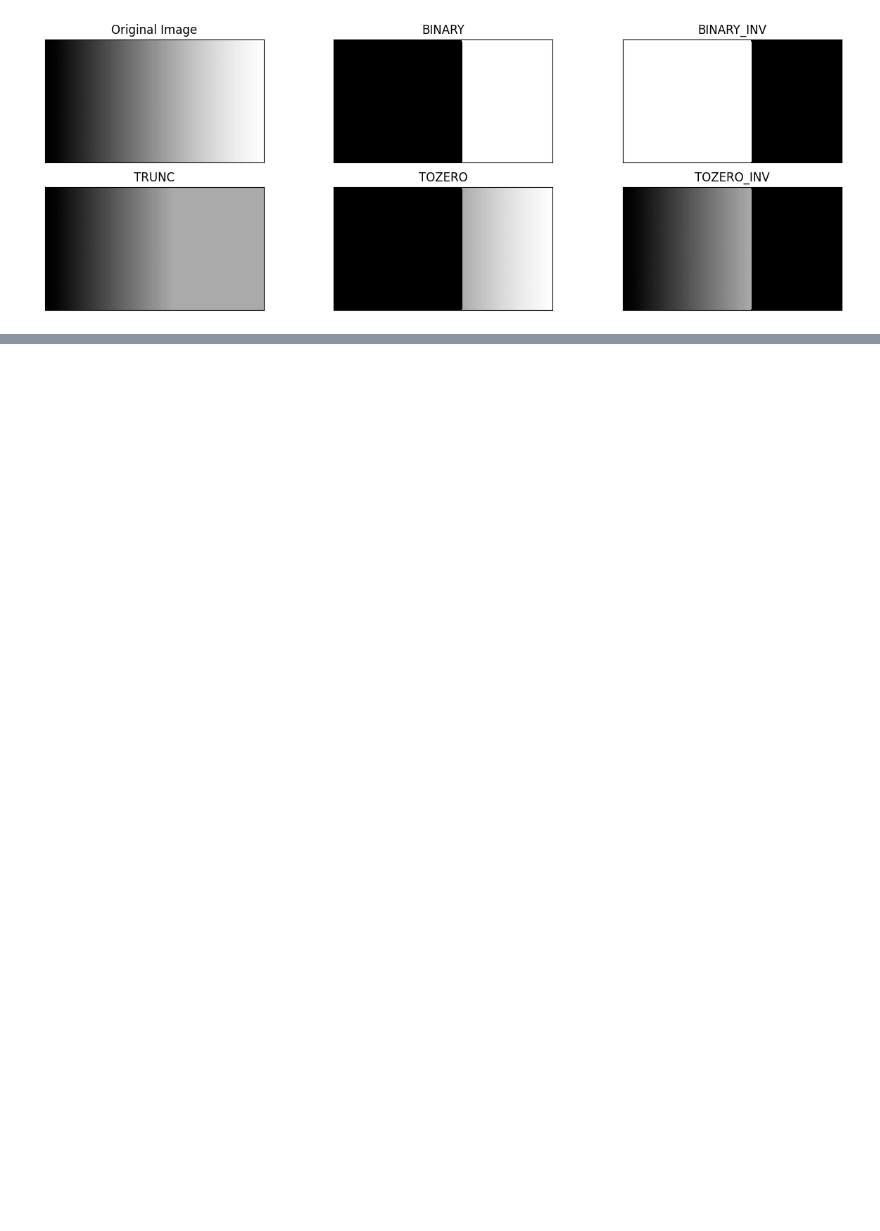
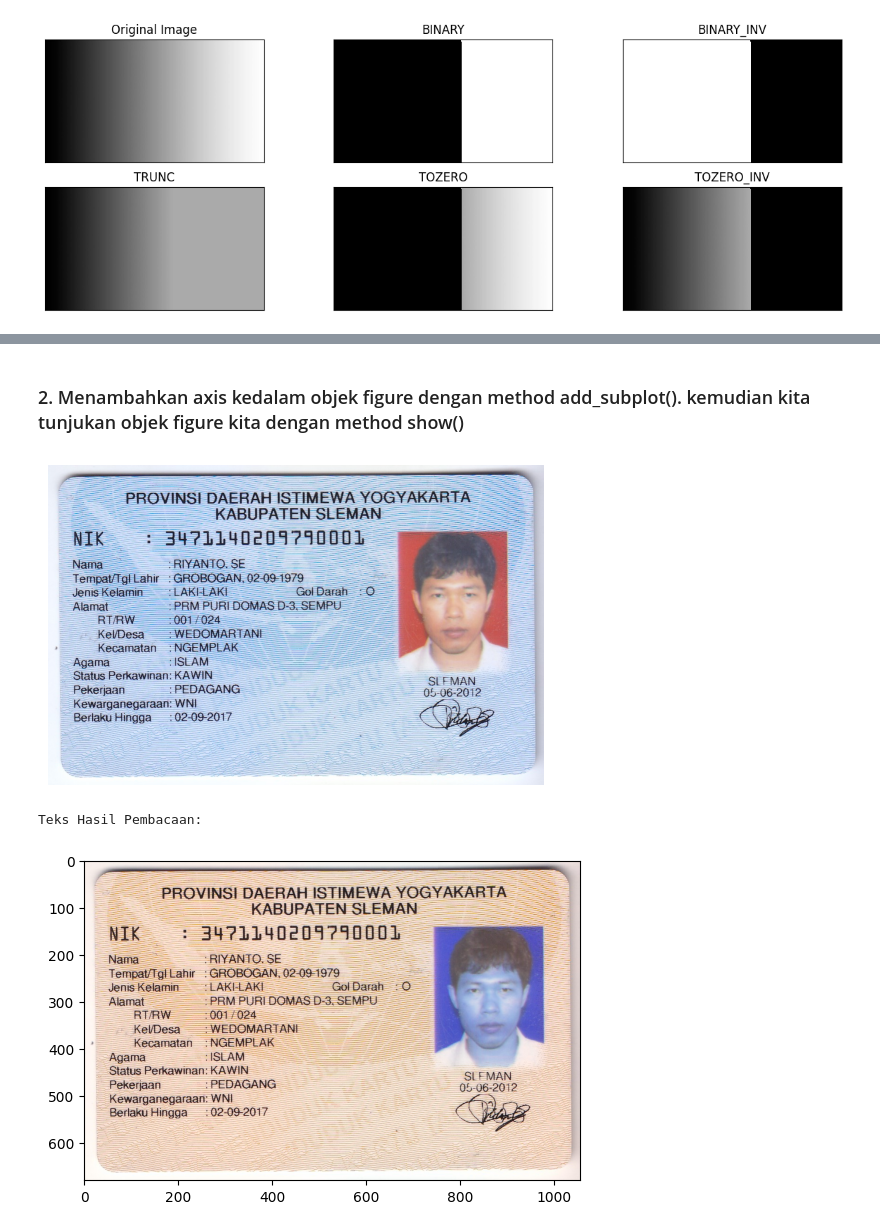
Before and after one commit to Arainal0112/PCVK_Ganjil_2023, a Jupyter notebook: Week10.ipynb, the cells around one changed output, grey strips where cells are left out. Saved outputs shown, nothing was run; the diff lists cells and outputs as text; code cells hidden in the pictures; blank space fills up the shorter version.

```diff
--- a/Week10.ipynb
+++ b/Week10.ipynb
@@ -67,0 +265,39 @@ plt.show()
+# %% [markdown]
+### 2. Menambahkan axis kedalam objek figure dengan method add_subplot(). kemudian kita tunjukan objek figure kita dengan method show()
+# %%
+import cv2
+import pytesseract
+from matplotlib import pyplot as plt
+
+# Baca gambar dari file
+image = cv2.imread('/content/drive/MyDrive/PCVK/KTP_More/ktp.png')
+
+# Langkah 1: Menambahkan axis dan menampilkan gambar
+plt.figure()
+plt.imshow(cv2.cvtColor(image, cv2.COLOR_BGR2RGB))
+plt.axis('off')
+plt.show()
+
+# Langkah 2: Deteksi teks pada gambar
+# Opsi lainnya dapat digunakan untuk meningkatkan akurasi, seperti pengaturan konfigurasi (config) dan pemrosesan praproses (preprocessing).
+detected_text = pytesseract.image_to_string(image)
+
+
+# Tampilkan kotak deteksi teks pada gambar
+h, w, _ = image.shape
+boxes = pytesseract.image_to_boxes(image)
+for b in boxes.splitlines():
+    b = b.split()
+    x, y, x2, y2 = int(b[1]), int(b[2]), int(b[3]), int(b[4])
+    cv2.rectangle(image, (x, h - y), (x2, h - y2), (0, 255, 0), 2)
+
+# Tampilkan gambar dengan kotak deteksi teks
+plt.imshow(image)
+
+# Langkah 3: Menampilkan teks hasil pembacaan
+print("Teks Hasil Pembacaan:")
+print(detected_text)
+# %% [output]
+[figure, added]
+Teks Hasil Pembacaan:
+[figure, added]
```
Also changed, not shown: parts of 14 cells of this notebook.
